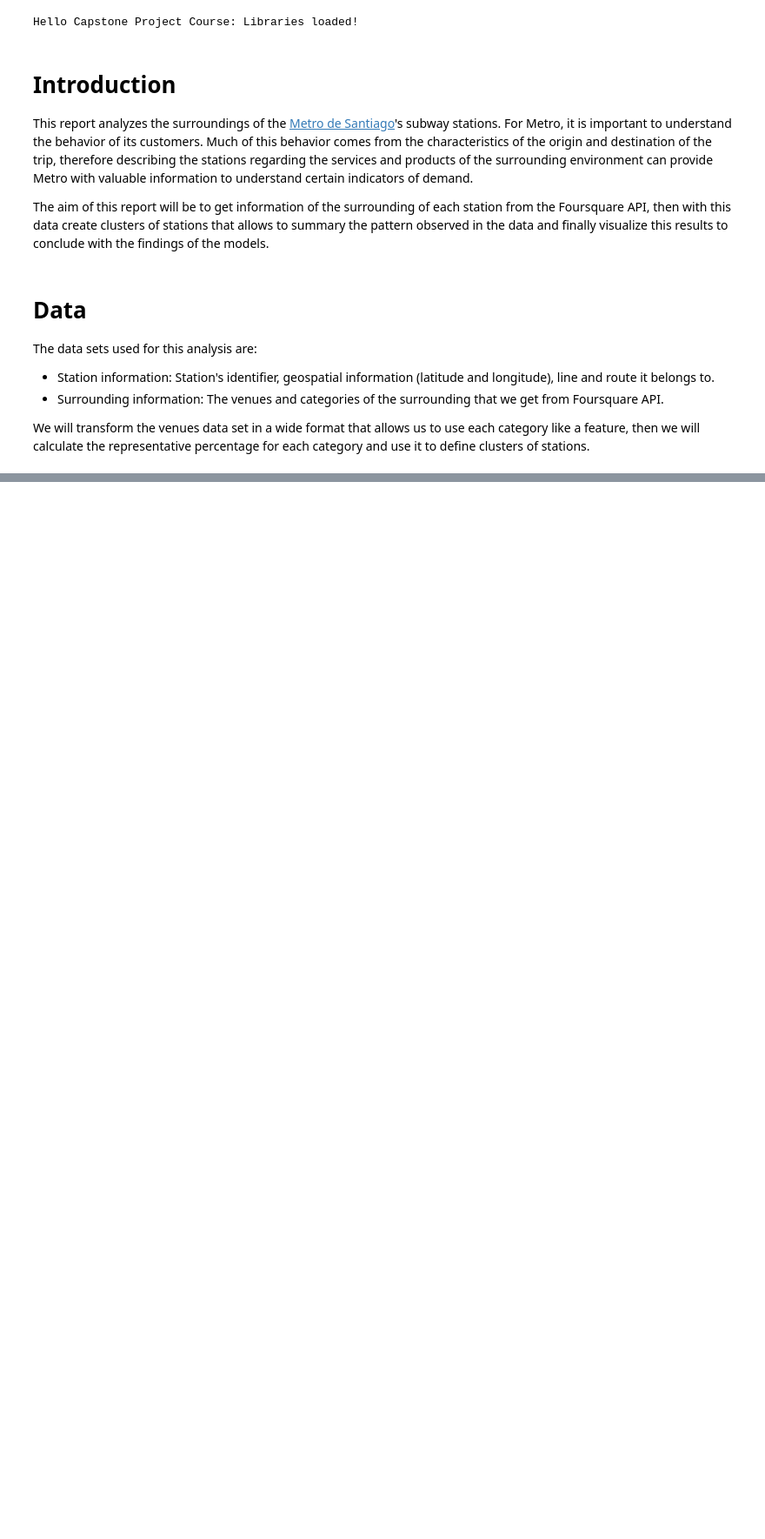
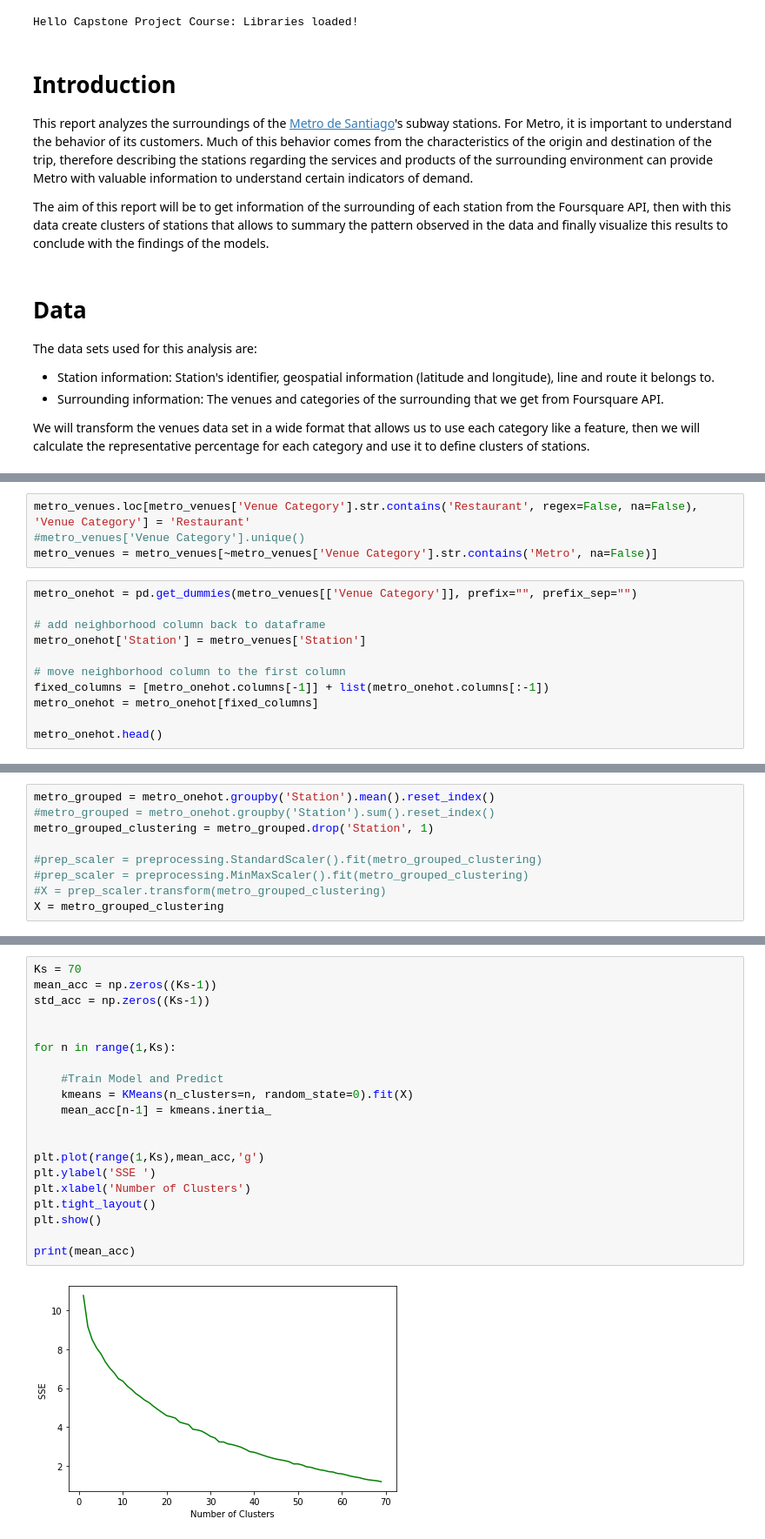
Before and after one commit to dehuencho/Coursera_Capstone, a Jupyter notebook: CapstoneNotebook.ipynb, the cells around one changed output, grey strips where cells are left out. Shown at 87% size. Drawn from its saved outputs; the diff is of its cells as text; blank space fills up the shorter version.

```diff
--- a/CapstoneNotebook.ipynb
+++ b/CapstoneNotebook.ipynb
@@ -32,0 +191,15 @@ We will transform the venues data set in a wide format that allows us to use eac
+# %%
+metro_venues.loc[metro_venues['Venue Category'].str.contains('Restaurant', regex=False, na=False), 'Venue Category'] = 'Restaurant'
+#metro_venues['Venue Category'].unique()
+metro_venues = metro_venues[~metro_venues['Venue Category'].str.contains('Metro', na=False)]
+# %%
+metro_onehot = pd.get_dummies(metro_venues[['Venue Category']], prefix="", prefix_sep="")
+
+# add neighborhood column back to dataframe
+metro_onehot['Station'] = metro_venues['Station']
+
+# move neighborhood column to the first column
+fixed_columns = [metro_onehot.columns[-1]] + list(metro_onehot.columns[:-1])
+metro_onehot = metro_onehot[fixed_columns]
+
+metro_onehot.head()
@@ -32,0 +214,9 @@ We will transform the venues data set in a wide format that allows us to use eac
+# %%
+metro_grouped = metro_onehot.groupby('Station').mean().reset_index()
+#metro_grouped = metro_onehot.groupby('Station').sum().reset_index()
+metro_grouped_clustering = metro_grouped.drop('Station', 1)
+
+#prep_scaler = preprocessing.StandardScaler().fit(metro_grouped_clustering)
+#prep_scaler = preprocessing.MinMaxScaler().fit(metro_grouped_clustering)
+#X = prep_scaler.transform(metro_grouped_clustering)
+X = metro_grouped_clustering
@@ -32,0 +287,22 @@ We will transform the venues data set in a wide format that allows us to use eac
+# %%
+Ks = 70
+mean_acc = np.zeros((Ks-1))
+std_acc = np.zeros((Ks-1))
+
+
+for n in range(1,Ks):
+
+    #Train Model and Predict
+    kmeans = KMeans(n_clusters=n, random_state=0).fit(X)
+    mean_acc[n-1] = kmeans.inertia_
+
+
+plt.plot(range(1,Ks),mean_acc,'g')
+plt.ylabel('SSE ')
+plt.xlabel('Number of Clusters')
+plt.tight_layout()
+plt.show()
+
+print(mean_acc)
+# %% [output]
+[figure, added]
```
Also changed, not shown: parts of 53 cells of this notebook, 5 other files.
